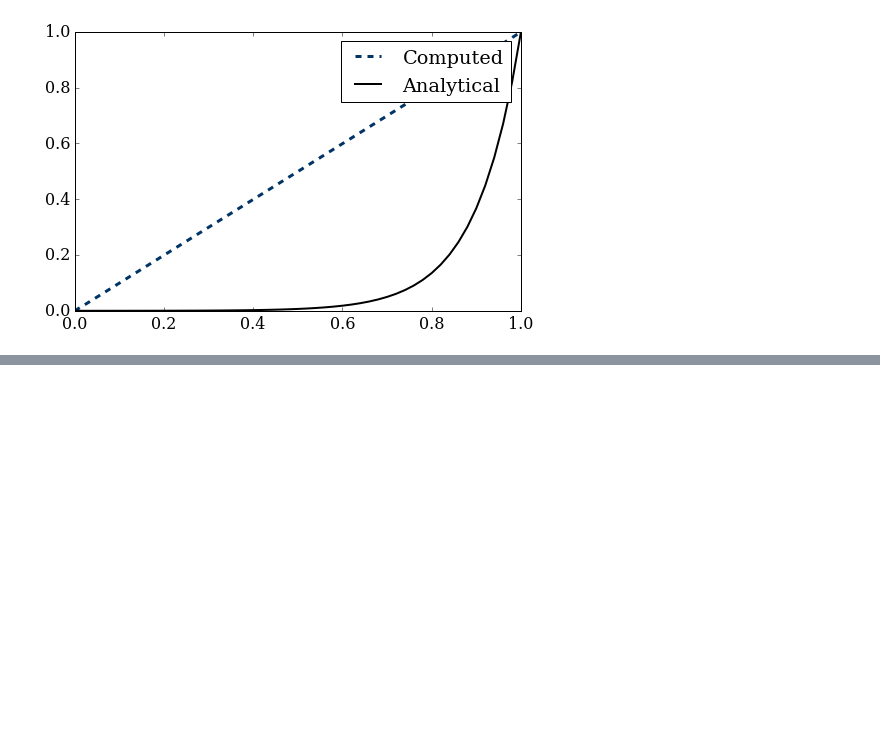
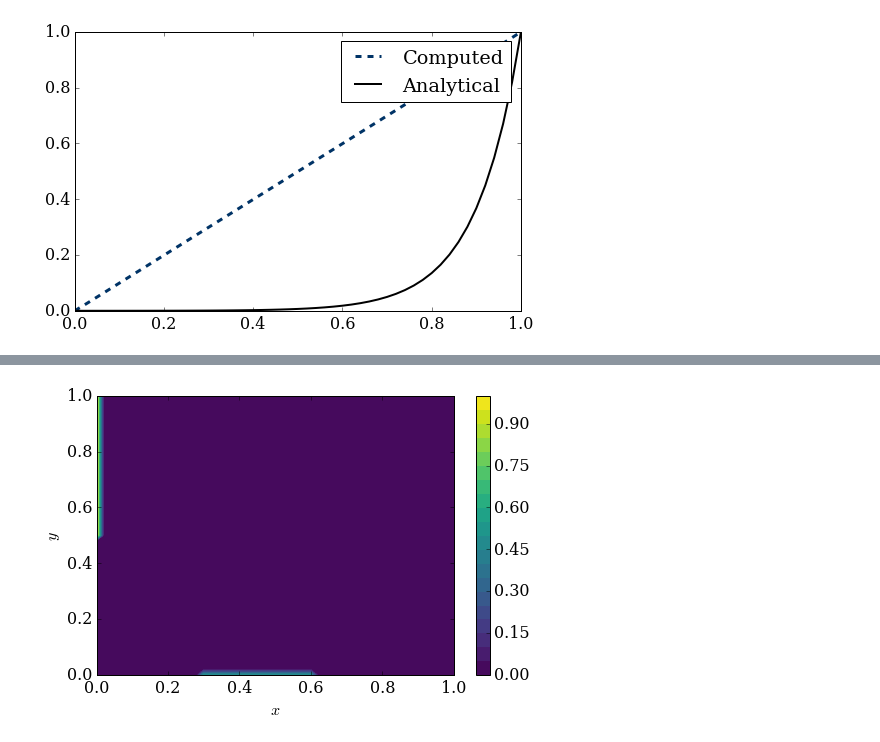
Before and after one commit to numerical-mooc/assignment-bank-2016, a Jupyter notebook: yueyang1992/AD_equation.ipynb, the cells around one changed output, grey strips where cells are left out. Drawn from its saved outputs; the diff is of its cells as text; code cells hidden in the pictures; blank space fills up the shorter version.

```diff
--- a/yueyang1992/AD_equation.ipynb
+++ b/yueyang1992/AD_equation.ipynb
@@ -152,0 +208,41 @@ HTML(anim.to_html5_video())
+# %%
+L = 1.0
+H = 1.0
+
+nx = 51
+ny = 51
+nt = 1000
+
+dx = L/(nx-1)
+dy = H/(ny-1)
+
+x = numpy.linspace(0,L,nx)
+y = numpy.linspace(0,H,ny)
+
+D = 0.01
+u = 0.1
+v = 0.1
+
+dt = 0.01
+# %%
+C = numpy.zeros((ny, nx))
+
+for i in range(ny):
+    if 0.5 <= y[i]:
+        C[i,0] = 1
+    else:
+        C[i,0] = 0
+
+for i in range(nx):
+    if 0.3 <= x[i] and 0.6 >= x[i]:
+        C[0,i] = 0.5
+    else:
+        C[0,i] = 0
+# %%
+pyplot.figure(figsize=(8,5))
+pyplot.contourf(x,y,C,20,cmap=cm.viridis)
+pyplot.xlabel('$x$')
+pyplot.ylabel('$y$')
+pyplot.colorbar();
+# %% [output]
+[figure, added]
```
Also changed, not shown: parts of 7 cells of this notebook.
